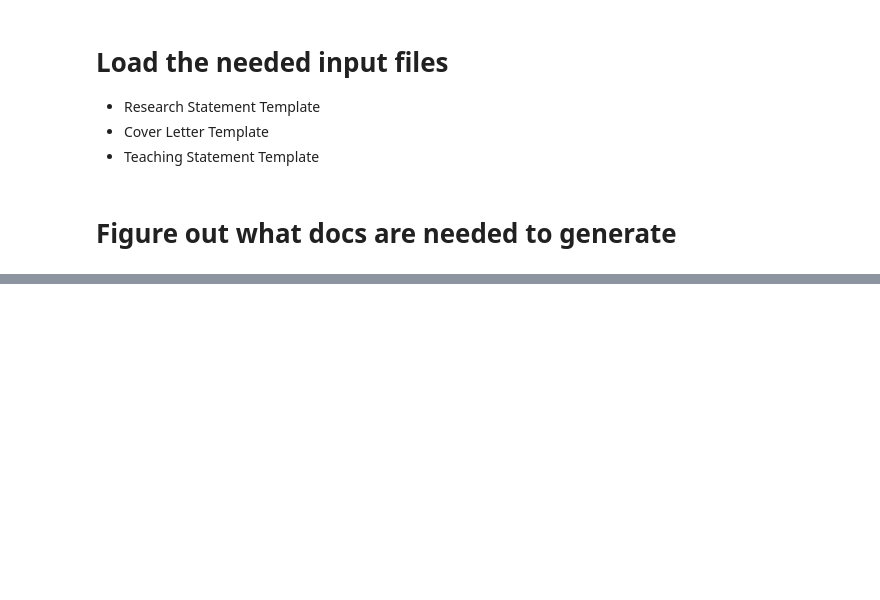
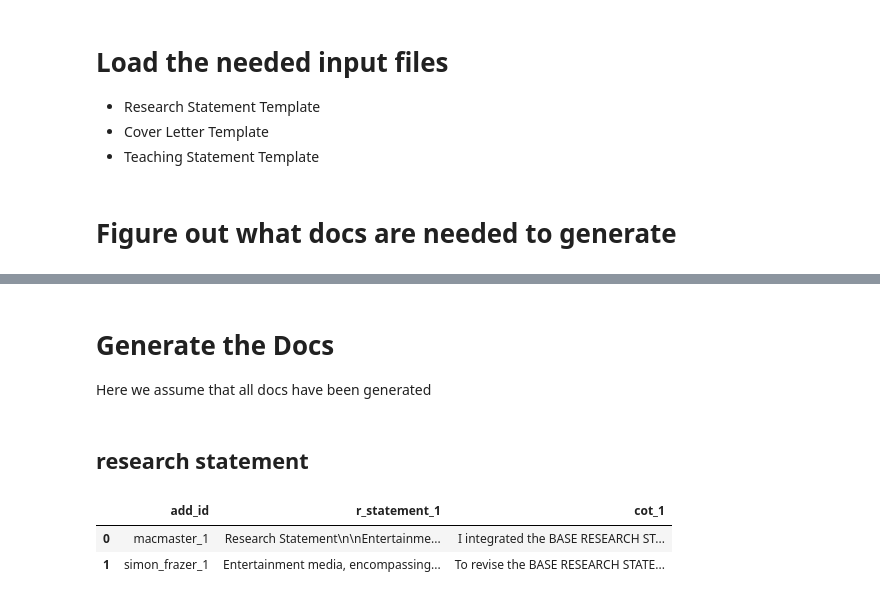
Before and after one commit to jjgecon/EconJM_auto_doc_gen, a Jupyter notebook: automatization/personalize_docs.ipynb, the cells around one changed output, grey strips where cells are left out. Saved outputs shown, nothing was run; the diff lists cells and outputs as text; code cells hidden in the pictures; blank space fills up the shorter version.

```diff
--- a/automatization/personalize_docs.ipynb
+++ b/automatization/personalize_docs.ipynb
@@ -193,0 +274,4 @@ Completed batches:
+# %% [markdown]
+# Generate the Docs
+
+Here we assume that all docs have been generated
@@ -193,0 +307,9 @@ Completed batches:
+# %% [markdown]
+## research statement
+# %%
+rs_gen_df = pd.read_csv(path_output / "rs_docs_gpt-4.1-mini.csv")
+rs_gen_df
+# %% [output]
+|  | add_id | r_statement_1 | cot_1 |
+| 0 | macmaster_1 | Research Statement\n\nEntertainme... | I integrated the BASE RESEARCH ST... |
+| 1 | simon_frazer_1 | Entertainment media, encompassing... | To revise the BASE RESEARCH STATE... |
```
Also changed, not shown: parts of 25 cells of this notebook, 36 other files.
